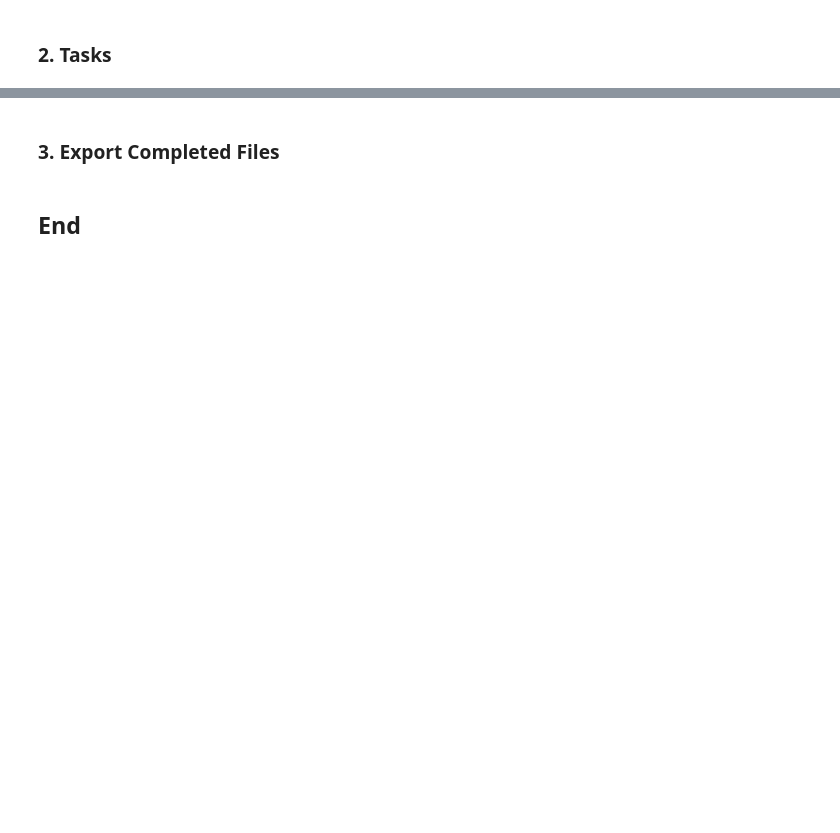
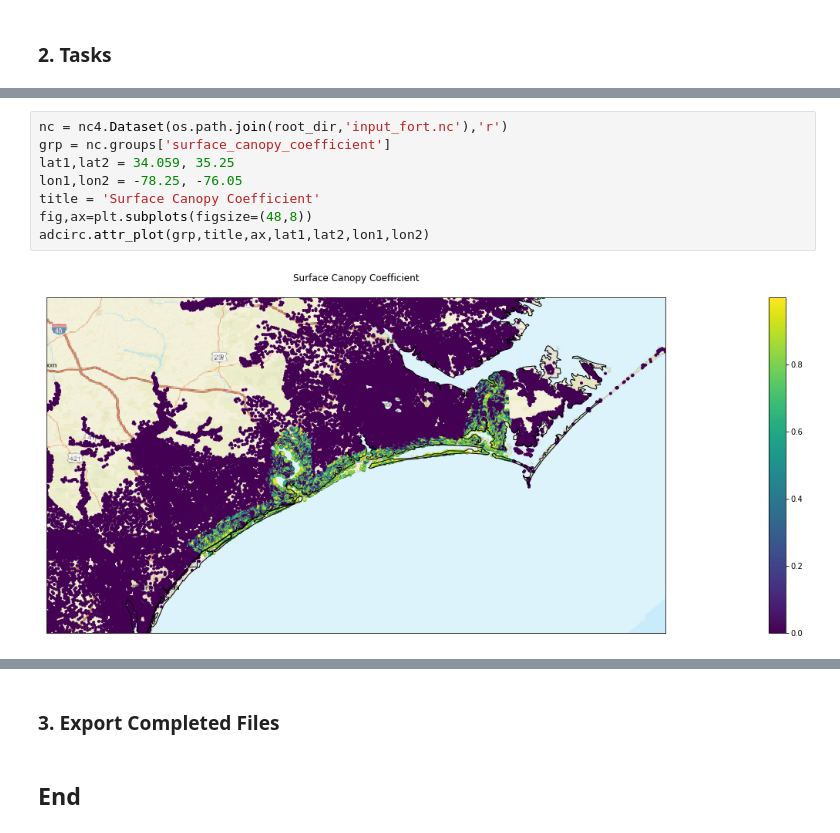
Before and after one commit to slawler/adcirc_prod, a Jupyter notebook: notebooks/ModelSetup.ipynb, the cells around one changed output, grey strips where cells are left out. Saved outputs shown, nothing was run; the diff lists cells and outputs as text; blank space fills up the shorter version.

```diff
--- a/notebooks/ModelSetup.ipynb
+++ b/notebooks/ModelSetup.ipynb
@@ -32,0 +177,10 @@ root_dir = r'C:\Users\tmiesse\Work\test'
+# %%
+nc = nc4.Dataset(os.path.join(root_dir,'input_fort.nc'),'r')
+grp = nc.groups['surface_canopy_coefficient']
+lat1,lat2 = 34.059, 35.25
+lon1,lon2 = -78.25, -76.05
+title = 'Surface Canopy Coefficient'
+fig,ax=plt.subplots(figsize=(48,8))
+adcirc.attr_plot(grp,title,ax,lat1,lat2,lon1,lon2)
+# %% [output]
+[figure, added]
```
Also changed, not shown: parts of 19 cells of this notebook, 2 other files.
